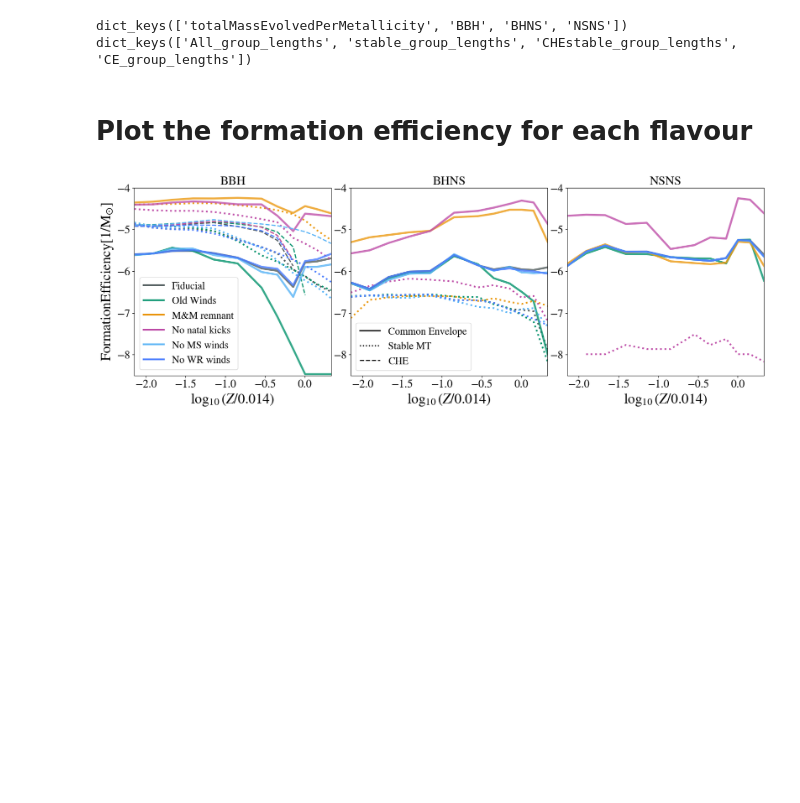
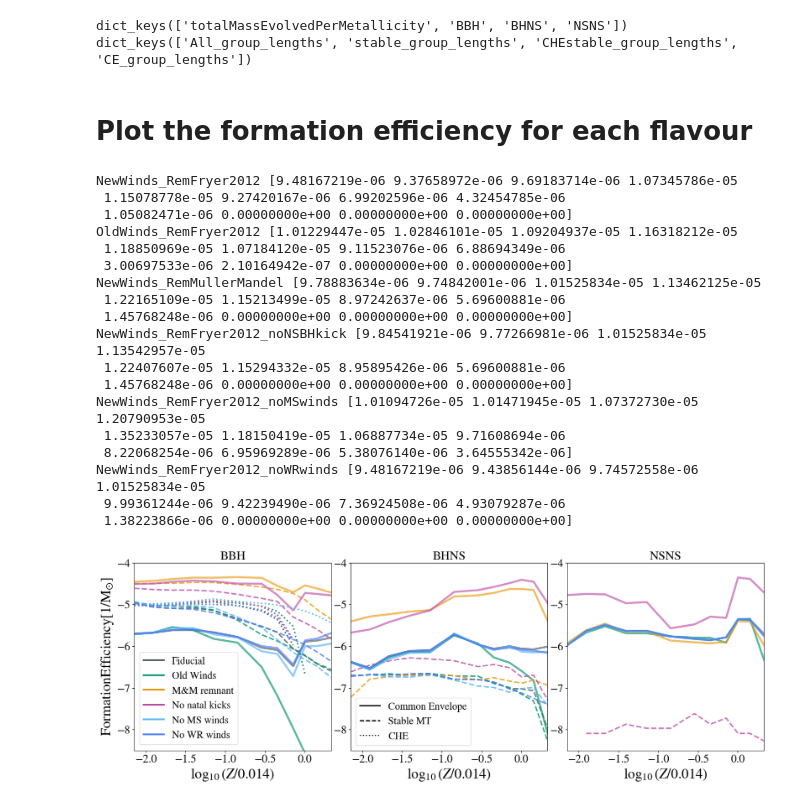
Before and after one commit to LiekeVanSon/ZdependentFormEff, a Jupyter notebook: code/Yield_CE_Stable.ipynb, the cells around one changed output. Drawn from its saved outputs; the diff is of its cells as text; code cells hidden in the pictures; blank space fills up the shorter version.

Commit message:
tiny things in perfecting yield plot

```diff
--- a/code/Yield_CE_Stable.ipynb
+++ b/code/Yield_CE_Stable.ipynb
@@ -101,8 +101,8 @@ def get_merging_dcos(sim_name =  'NewWinds_RemFryer2012', prog_table_name = 'pot
 # Compute the 'total mass evolved per Z'
 # %%
 
-def totalMassEvolvedPerZ(pathCOMPASh5, x1=0.01, x2=0.08, x3=0.5, x4=200., a1=-0.3, a2=-1.3, a3=-2.3, C1=1.,
-                         binaryFraction=1, Mmin_universe=0.01, Mmax_universe=200., sampleSize=2000000):
+def totalMassEvolvedPerZ(pathCOMPASh5, x2=0.08, x3=0.5, a1=-0.3, a2=-1.3, a3=-2.3, C1=1.,
+                         binaryFraction=0.7, Mmin_universe=0.01, Mmax_universe=300., sampleSize=2000000):
     """_summary_
 
     Args:
@@ -122,6 +122,9 @@ def totalMassEvolvedPerZ(pathCOMPASh5, x1=0.01, x2=0.08, x3=0.5, x4=200., a1=-0.
     Returns:
         _type_: _description_
     """
+    x1 = Mmin_universe
+    x4 = Mmax_universe
+
     # Open the COMPAS file
     COMPASdataf = h5.File(pathCOMPASh5, 'r')
 
@@ -454,39 +458,60 @@ for sim_name, (label, color) in sim_name_dict.items():
         # print(flavor)
         flav_data = data[flavor]
 
+        if flavor == 'BBH':
+            print(sim_name, flav_data['CHEstable_group_lengths']/totalMassEvolvedPerMetallicity)
+
         # Plot the number of DCO mergers as a function of metallicity
-        ax.plot(np.log10(Z_values/0.014), np.log10(flav_data['stable_group_lengths']/totalMassEvolvedPerMetallicity), label = None , lw = 3, ls = ':', marker = '', color = color)
-        ax.plot(np.log10(Z_values/0.014), np.log10(flav_data['CHEstable_group_lengths']/totalMassEvolvedPerMetallicity), label = None , lw = 2, alpha = 1,  ls = '--', marker = '', color = color)
-        ax.plot(np.log10(Z_values/0.014), np.log10(flav_data['CE_group_lengths']/totalMassEvolvedPerMetallicity), label = None, lw = 3.5, alpha = 0.8,  ls = '-',  color = color)
+        ax.plot(np.log10(Z_values/0.014), np.log10(flav_data['CE_group_lengths']/totalMassEvolvedPerMetallicity), label = None, lw = 3.5, alpha = 0.65,  ls = '-',  color = color)
+        ax.plot(np.log10(Z_values/0.014), np.log10(flav_data['stable_group_lengths']/totalMassEvolvedPerMetallicity), label = None , lw = 2.5, alpha = 0.8,  ls = '--', marker = '', color = color)
+        ax.plot(np.log10(Z_values/0.014), np.log10(flav_data['CHEstable_group_lengths']/totalMassEvolvedPerMetallicity), label = None , lw = 2.5, alpha = 1,  ls = ':', marker = '', color = color)
         # ax.plot(np.log10(Z_values/0.014), np.log10(CHECE_group_lengths/totalMassEvolvedPerMetallicity), label = f'Chem Hom. CE {sim_name}', lw = 2, ls = '--', marker = 'o', color = color)
 
         #####
         # plotvalues
         ax.set_title(f'{flavor}', fontsize = 22)
 
         ax.set_xlim(np.log10(1e-4/0.014),np.log10(0.03/0.014))
         ax.set_xlabel('$\log_{10}(Z/0.014)$', fontsize = 25)
         ax.set_ylim(-8.5,-4)
         ax.tick_params(axis='both', which='major', labelsize=20)     # increase  tick labels
         ax.tick_params(axis='both', which='minor', labelsize=20)
 
 
 #########################
 # plotvalues
 fig.subplots_adjust(hspace=0.25, wspace=0.1)
 axes[0].set_ylabel("$\mathrm{Formation Efficiency [1/M_{\odot}]}$", fontsize =25)
 
 # Create the simulation legend
 legend1 = axes[0].legend(handles= sim_plot_lines, bbox_to_anchor=(0, 0.55), loc='upper left', fontsize = 18, ncols = 1)
 # legend1 = axes[1].legend(handles= sim_plot_lines, bbox_to_anchor=(0.5, -0.2), loc='upper center', fontsize = 18, ncols = 3)
 
 # Creating the channel legend
 CE_line     = mlines.Line2D([], [],lw = 2, color='black', linestyle='-', label='Common Envelope')
-stable_line = mlines.Line2D([], [],lw = 2, color='black', linestyle=':', marker = '', label='Stable MT')
-CHE_line    = mlines.Line2D([], [],lw = 2, color='black', linestyle='--', marker = '', label='CHE')
+stable_line = mlines.Line2D([], [],lw = 2, color='black', linestyle='--', marker = '', label='Stable MT')
+CHE_line    = mlines.Line2D([], [],lw = 2, color='black', linestyle=':', marker = '', label='CHE')
 axes[1].legend(handles=[CE_line, stable_line, CHE_line], loc='lower left', fontsize = 18)
 
 plt.savefig(f'../plots/{compas_v}/Yield_variations.pdf', bbox_inches='tight')
 plt.show()
 # %% [output]
+NewWinds_RemFryer2012 [9.48167219e-06 9.37658972e-06 9.69183714e-06 1.07345786e-05
+ 1.15078778e-05 9.27420167e-06 6.99202596e-06 4.32454785e-06
+ 1.05082471e-06 0.00000000e+00 0.00000000e+00 0.00000000e+00]
+OldWinds_RemFryer2012 [1.01229447e-05 1.02846101e-05 1.09204937e-05 1.16318212e-05
+ 1.18850969e-05 1.07184120e-05 9.11523076e-06 6.88694349e-06
+ 3.00697533e-06 2.10164942e-07 0.00000000e+00 0.00000000e+00]
+NewWinds_RemMullerMandel [9.78883634e-06 9.74842001e-06 1.01525834e-05 1.13462125e-05
+ 1.22165109e-05 1.15213499e-05 8.97242637e-06 5.69600881e-06
+ 1.45768248e-06 0.00000000e+00 0.00000000e+00 0.00000000e+00]
+NewWinds_RemFryer2012_noNSBHkick [9.84541921e-06 9.77266981e-06 1.01525834e-05 1.13542957e-05
+ 1.22407607e-05 1.15294332e-05 8.95895426e-06 5.69600881e-06
+ 1.45768248e-06 0.00000000e+00 0.00000000e+00 0.00000000e+00]
+NewWinds_RemFryer2012_noMSwinds [1.01094726e-05 1.01471945e-05 1.07372730e-05 1.20790953e-05
+ 1.35233057e-05 1.18150419e-05 1.06887734e-05 9.71608694e-06
+ 8.22068254e-06 6.95969289e-06 5.38076140e-06 3.64555342e-06]
+NewWinds_RemFryer2012_noWRwinds [9.48167219e-06 9.43856144e-06 9.74572558e-06 1.01525834e-05
+ 9.99361244e-06 9.42239490e-06 7.36924508e-06 4.93079287e-06
+ 1.38223866e-06 0.00000000e+00 0.00000000e+00 0.00000000e+00]
-[figure, old version]
+[figure, new version]
```
Also changed, not shown: parts of 1 cell of this notebook, 1 other file.
